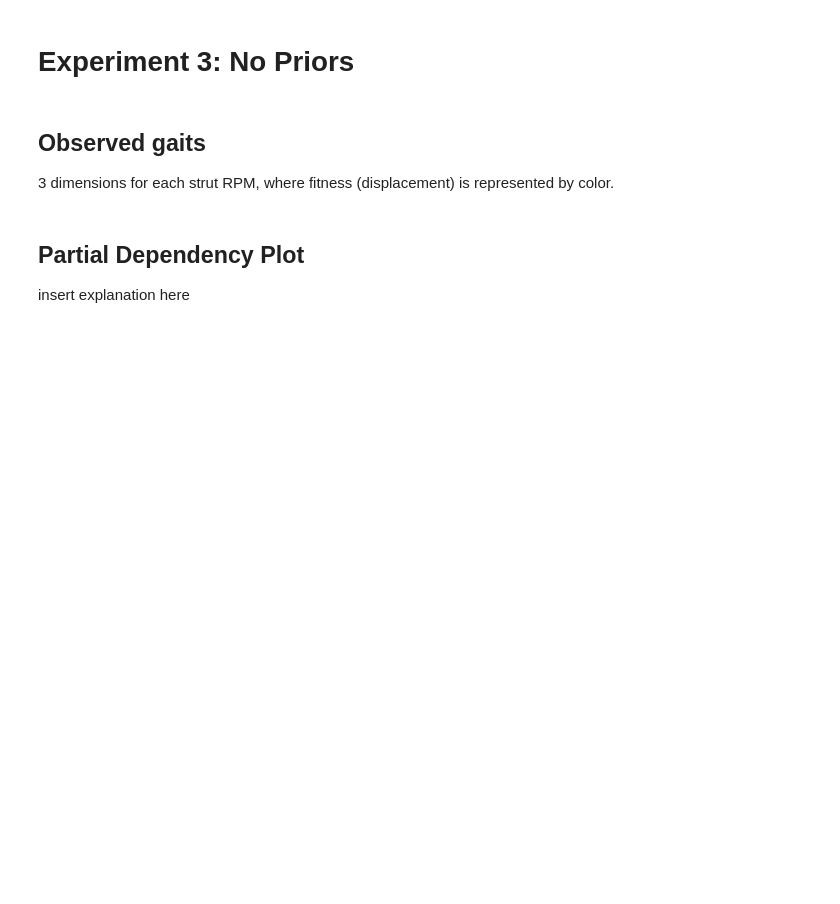
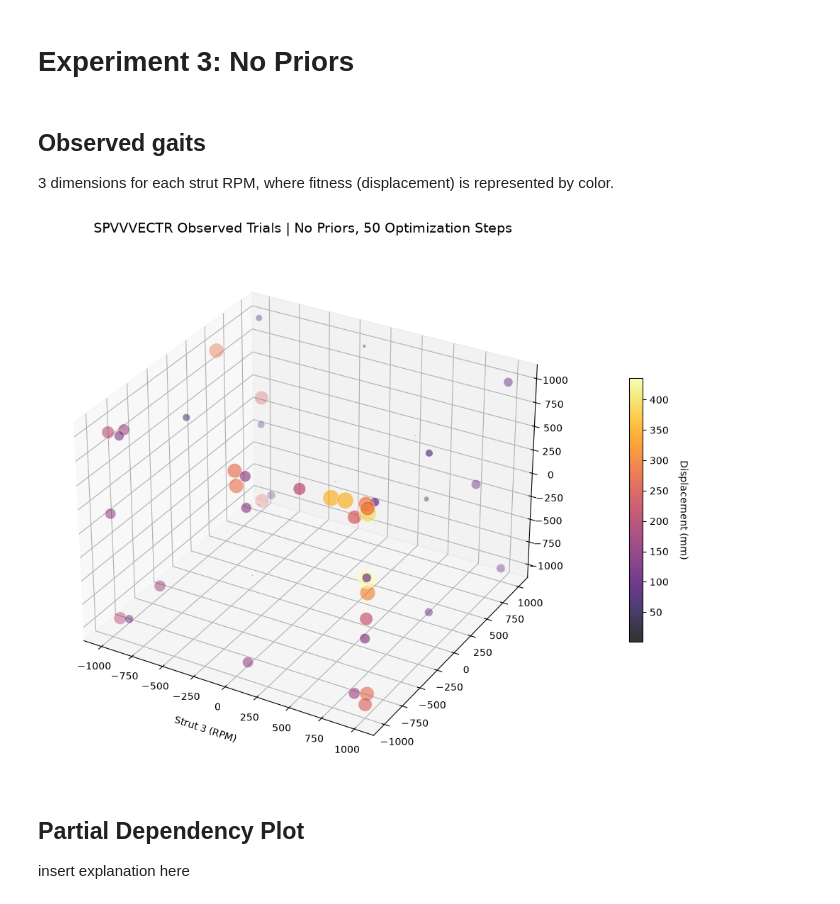
Before and after one commit to UnionEvoRobo/SPVVVECTR, a Jupyter notebook: Python-BT-Control/Better-BLE-Control/visualization_bo_skopt.ipynb, the cells around one changed output. Drawn from its saved outputs; the diff is of its cells as text; code cells hidden in the pictures; blank space fills up the shorter version.

```diff
--- a/Python-BT-Control/Better-BLE-Control/visualization_bo_skopt.ipynb
+++ b/Python-BT-Control/Better-BLE-Control/visualization_bo_skopt.ipynb
@@ -19,6 +74,10 @@ insert explanation here
 # %% [markdown]
 ## Observed gaits
 3 dimensions for each strut RPM, where fitness (displacement) is represented by color.
+# %%
+plot_scatter('./bo_results_no_priors/bo_results_20260728_150129.csv', title="SPVVVECTR Observed Trials | No Priors, 50 Optimization Steps")
+# %% [output]
+[figure, added]
 # %% [markdown]
 ## Partial Dependency Plot
 insert explanation here
```
Also changed, not shown: parts of 7 cells of this notebook.
